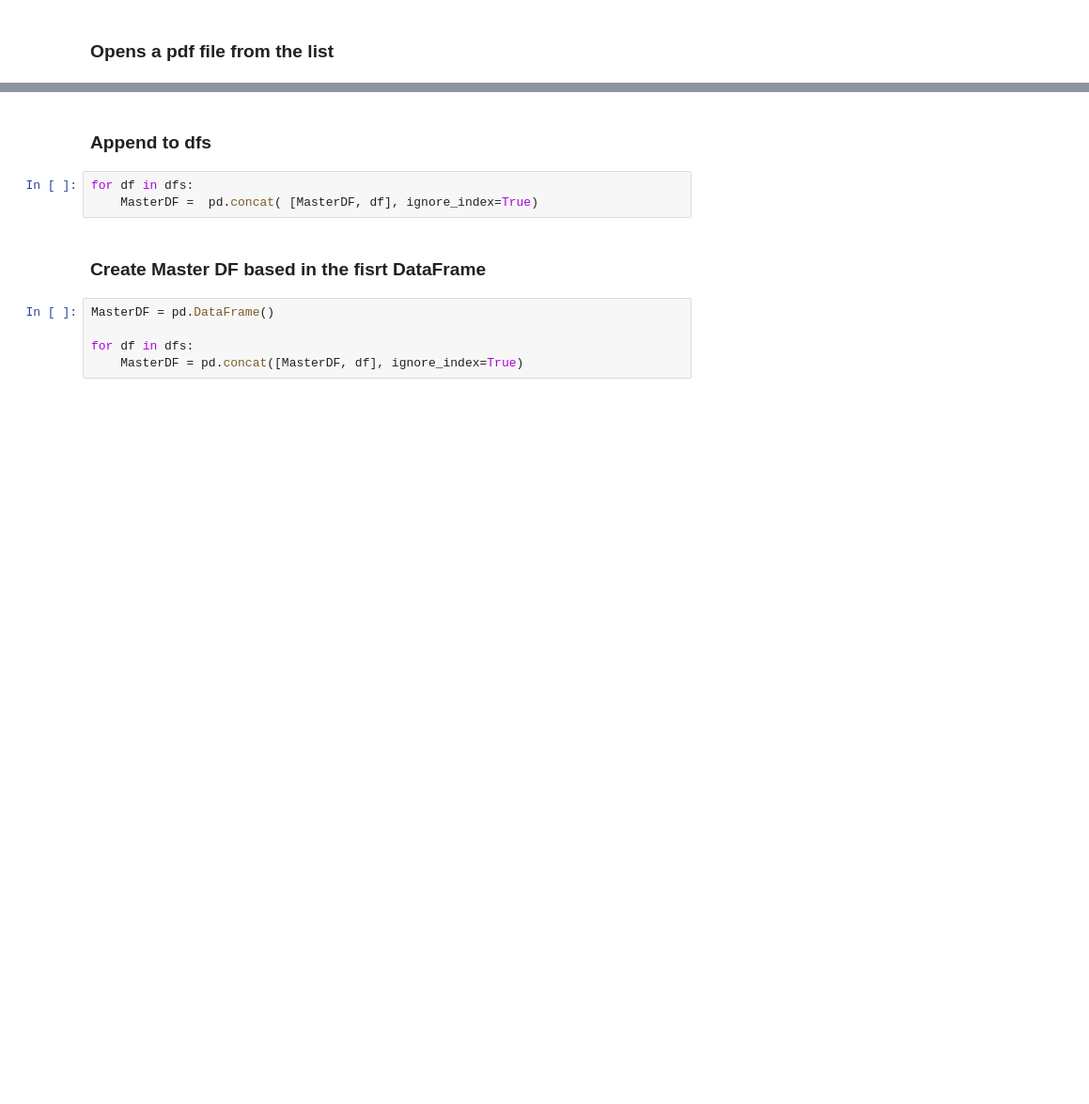
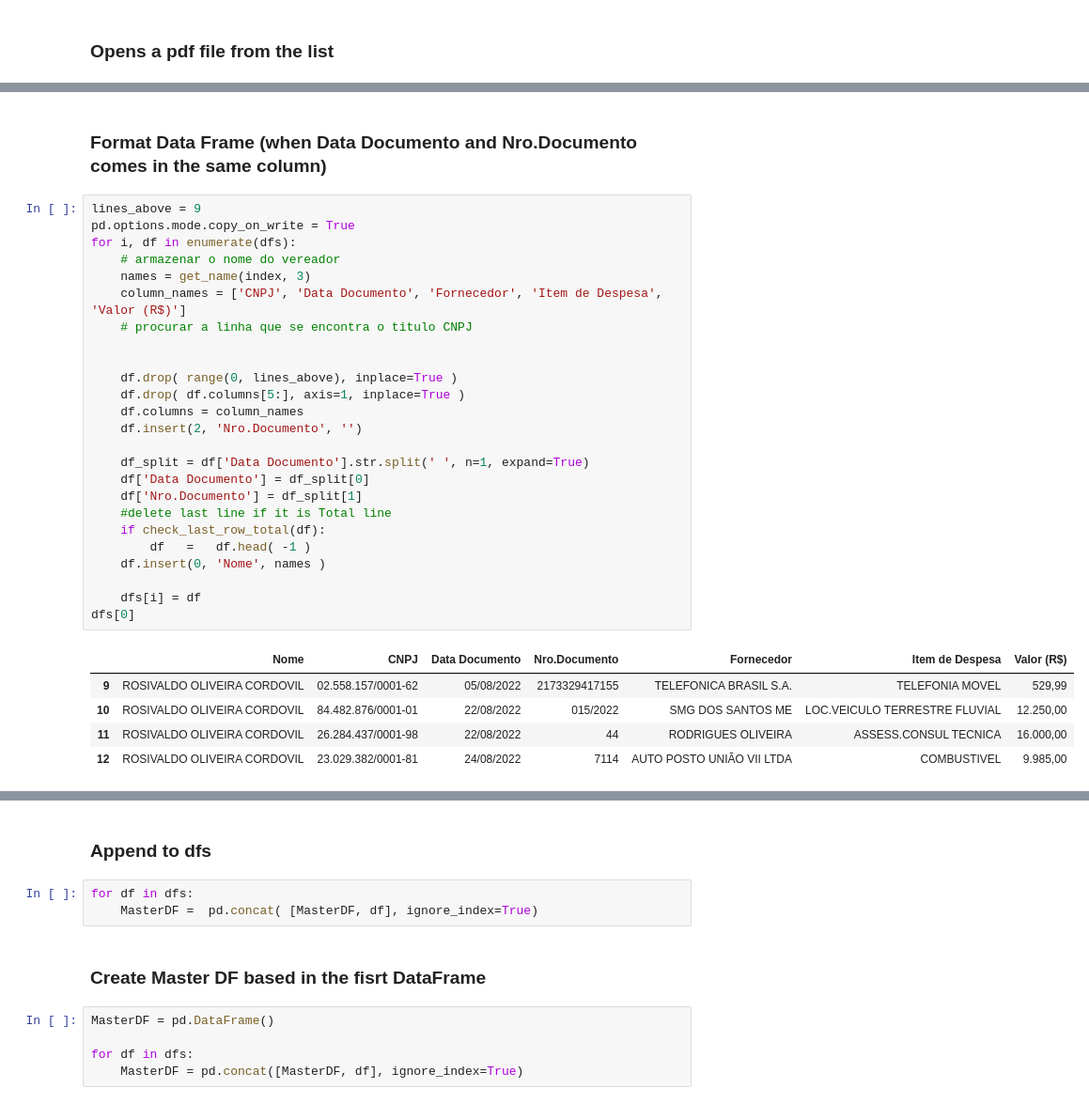
Before and after one commit to mcmaquine/politica-X9, a Jupyter notebook: dataframe_extractor.ipynb, the cells around one changed output, grey strips where cells are left out. Shown at 94% size. Drawn from its saved outputs; the diff is of its cells as text; blank space fills up the shorter version.

```diff
--- a/dataframe_extractor.ipynb
+++ b/dataframe_extractor.ipynb
@@ -88 +126,34 @@ Opening in existing browser session.
+# %% [markdown]
+### Format Data Frame (when Data Documento and Nro.Documento comes in the same column)
+# %%
+lines_above = 9
+pd.options.mode.copy_on_write = True
+for i, df in enumerate(dfs):
+    # armazenar o nome do vereador
+    names = get_name(index, 3)
+    column_names = ['CNPJ', 'Data Documento', 'Fornecedor', 'Item de Despesa', 'Valor (R$)']
+    # procurar a linha que se encontra o titulo CNPJ
+
+
+    df.drop( range(0, lines_above), inplace=True )
+    df.drop( df.columns[5:], axis=1, inplace=True )
+    df.columns = column_names
+    df.insert(2, 'Nro.Documento', '')
+
+    df_split = df['Data Documento'].str.split(' ', n=1, expand=True)
+    df['Data Documento'] = df_split[0]
+    df['Nro.Documento'] = df_split[1]
+    #delete last line if it is Total line
+    if check_last_row_total(df):
+        df   =   df.head( -1 )
+    df.insert(0, 'Nome', names )
+
+    dfs[i] = df
+dfs[0]
+# %% [output]
+|  | Nome | CNPJ | Data Documento | Nro.Documento | Fornecedor | Item de Despesa | Valor (R$) |
+| 9 | ROSIVALDO OLIVEIRA CORDOVIL | 02.558.157/0001-62 | 05/08/2022 | 2173329417155 | TELEFONICA BRASIL S.A. | TELEFONIA MOVEL | 529,99 |
+| 10 | ROSIVALDO OLIVEIRA CORDOVIL | 84.482.876/0001-01 | 22/08/2022 | 015/2022 | SMG DOS SANTOS ME | LOC.VEICULO TERRESTRE FLUVIAL | 12.250,00 |
+| 11 | ROSIVALDO OLIVEIRA CORDOVIL | 26.284.437/0001-98 | 22/08/2022 | 44 | RODRIGUES OLIVEIRA | ASSESS.CONSUL TECNICA | 16.000,00 |
+| 12 | ROSIVALDO OLIVEIRA CORDOVIL | 23.029.382/0001-81 | 24/08/2022 | 7114 | AUTO POSTO UNIÃO VII LTDA | COMBUSTIVEL | 9.985,00 |
 # %% [markdown]
```
Also changed, not shown: parts of 24 cells of this notebook, 4 other files.
